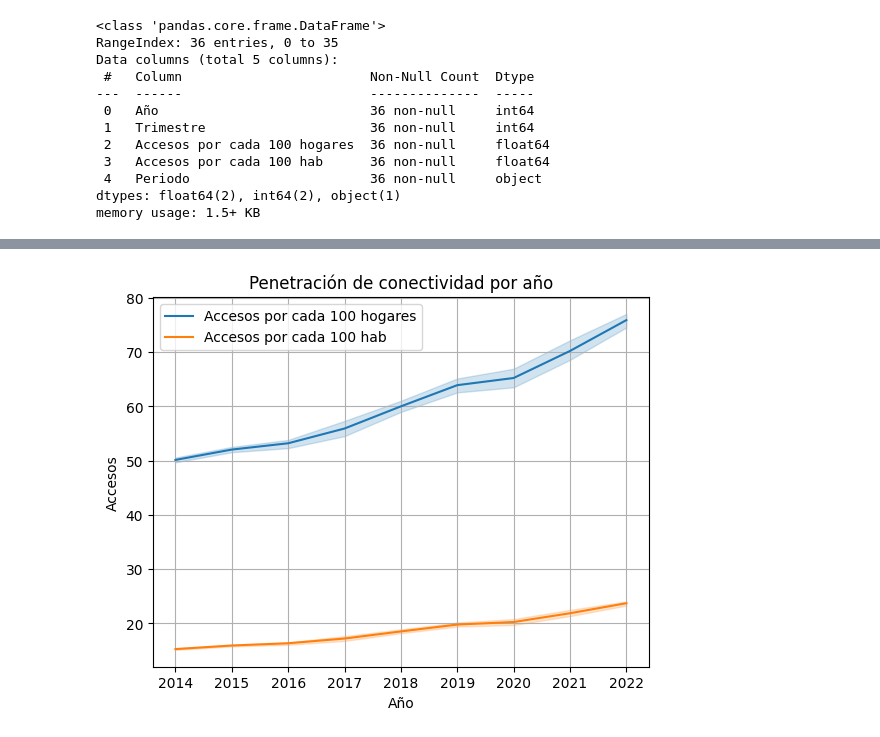
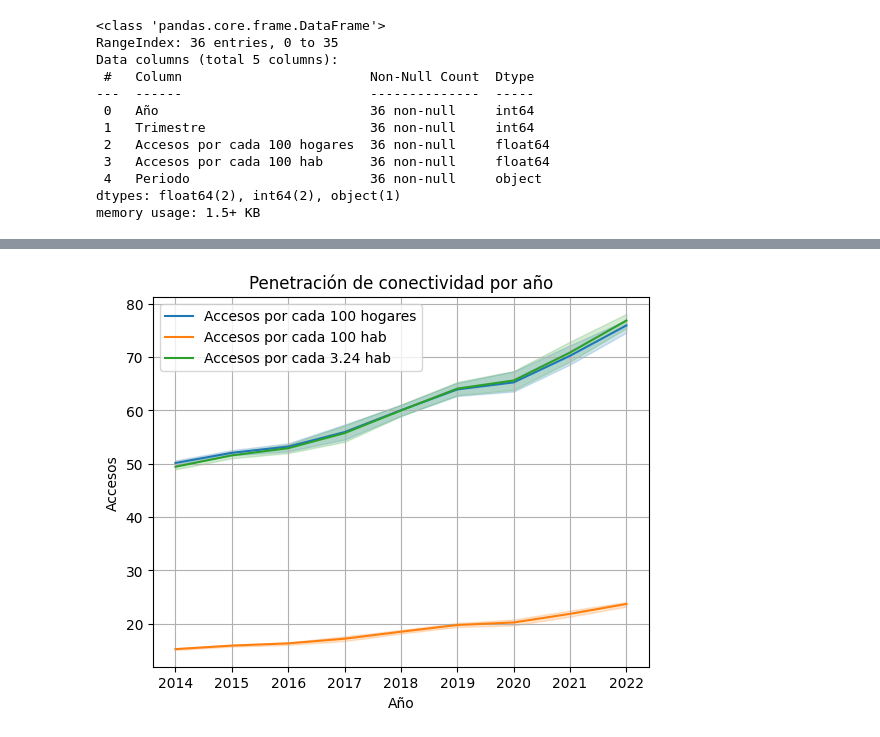
Before and after one commit to Paniceres/PI_Data_Analitycs, a Jupyter notebook: notebooks/EDA.ipynb, the cells around one changed output, grey strips where cells are left out. Saved outputs shown, nothing was run; the diff lists cells and outputs as text; code cells hidden in the pictures.

```diff
--- a/notebooks/EDA.ipynb
+++ b/notebooks/EDA.ipynb
@@ -49,18 +59,24 @@ memory usage: 1.5+ KB
 # %%
 import seaborn as sns
 import matplotlib.pyplot as plt
 
 # Gráfico de línea para 'Accesos por cada 100 hogares'
 sns.lineplot(data=df_penetracion, x='Año', y='Accesos por cada 100 hogares', label='Accesos por cada 100 hogares')
 
 # Gráfico de línea para 'Accesos por cada 100 hab'
 sns.lineplot(data=df_penetracion, x='Año', y='Accesos por cada 100 hab', label='Accesos por cada 100 hab')
 
+# Calcular 'Accesos por cada 3.24 hab'
+df_penetracion['Accesos por cada 3.24 hab'] = df_penetracion['Accesos por cada 100 hab'] * 3.24
+
+# Gráfico de línea para 'Accesos por cada 3.24 hab'
+sns.lineplot(data=df_penetracion, x='Año', y='Accesos por cada 3.24 hab', label='Accesos por cada 3.24 hab')
+
 plt.xlabel('Año')
 plt.ylabel('Accesos')
 plt.title('Penetración de conectividad por año')
 plt.grid()
 plt.legend()
 plt.show()
 # %% [output]
-[figure, old version]
+[figure, new version]
```
Also changed, not shown: parts of 22 cells of this notebook, 8 other files.
